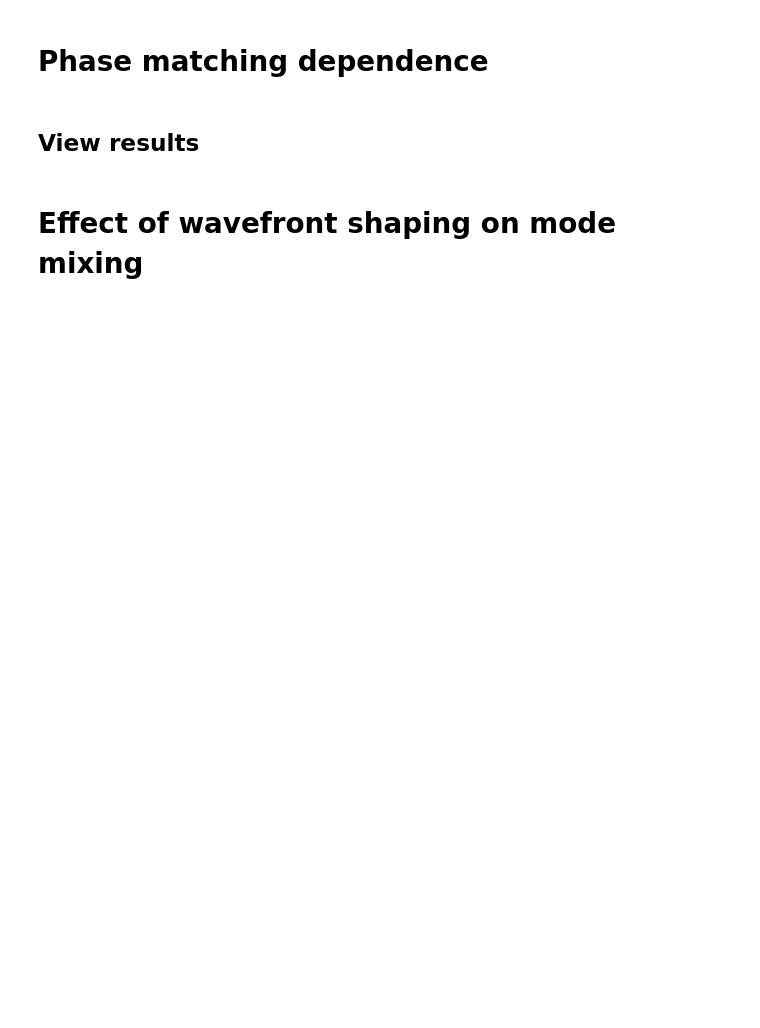
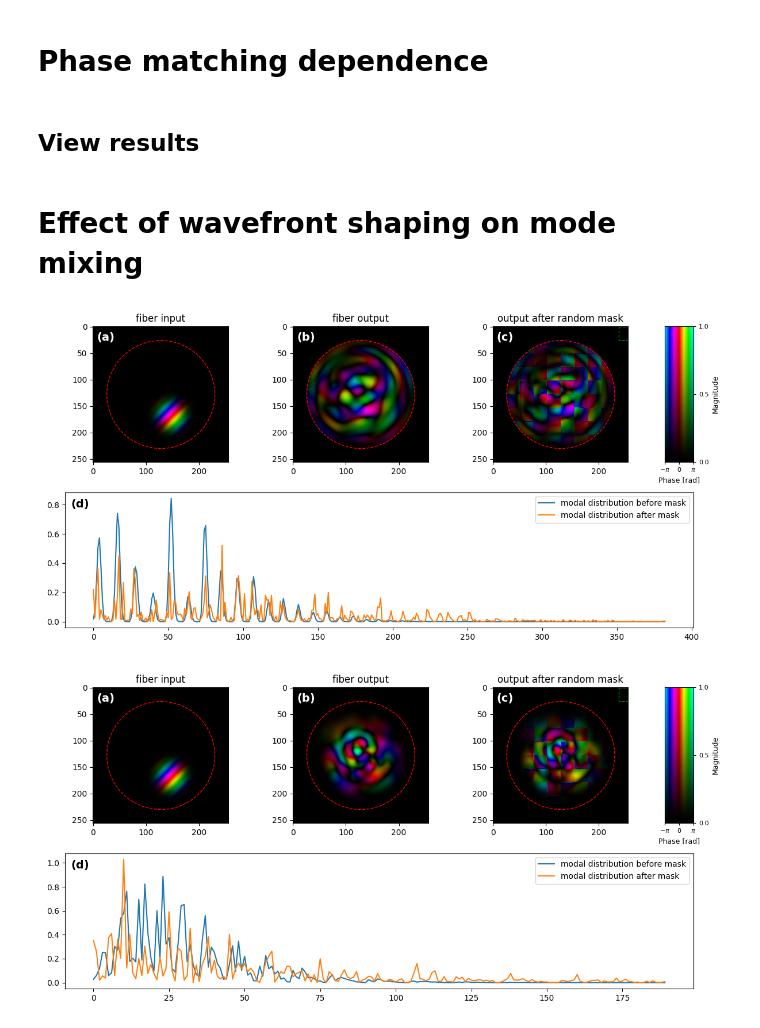
Before and after one commit to rubiaek/qdc2, a Jupyter notebook: qdc/mmf/generate_results.ipynb, the cells around one changed output. Saved outputs shown, nothing was run; the diff lists cells and outputs as text; code cells hidden in the pictures; blank space fills up the shorter version.

```diff
--- a/qdc/mmf/generate_results.ipynb
+++ b/qdc/mmf/generate_results.ipynb
@@ -153,11 +185,12 @@ show_classical_and_spdc_phase_matching(ress_GRIN, Lcs, saveto_path=saveto_path)
 # Effect of wavefront shaping on mode mixing
 # %%
 import cv2
+from matplotlib import patches
 from qdc.mmf.fiber import Fiber
 from qdc.misc import show_color_legend_ax
 
 def SLM_mixing(is_step_index, macro_pixels=10):
-    f = Fiber(is_step_index=is_step_index)
+    f = Fiber(is_step_index=is_step_index, npoints=2**8)
     f.set_input_gaussian(sigma=3, X0=5, Y0=10, X_linphase=0.4, Y_linphase=0.4, random_phase=0.0)
     f.propagate(False)
 
@@ -165,52 +198,56 @@ def SLM_mixing(is_step_index, macro_pixels=10):
         [["left", "right", "masked", "legend"],
         ["bottom", "bottom", "bottom", "bottom"]],
         figsize=(12, 6),
-        gridspec_kw={"width_ratios": [1, 1, 1, 0.15]}  # <-- narrower legend
+        gridspec_kw={"width_ratios": [1, 1, 1, 0.15]}
     )
 
-    from matplotlib import patches
-    # make circle centered in the middle of the plot
+    # Profile before fiber
+    f.show_profile(f.profile_0,   ax=axes["left"],   title='fiber input')
     circle = patches.Circle((f.npoints//2, f.npoints//2), 25/f.index_profile.dh, color='red', fill=False, linestyle='dashed')
     axes["left"].add_patch(circle)
+
+    # Profile before fiber
+    f.show_profile(f.profile_end, ax=axes["right"],  title='fiber output')
     circle = patches.Circle((f.npoints//2, f.npoints//2), 25/f.index_profile.dh, color='red', fill=False, linestyle='dashed')
     axes["right"].add_patch(circle)
 
-    f.show_profile(f.profile_0,   ax=axes["left"],   title='fiber input')
-    f.show_profile(f.profile_end, ax=axes["right"],  title='fiber output')
-
-    # axes["bottom"].plot(np.abs(f.modes_0)**2, label='modes 0')
-    axes["bottom"].plot(np.abs(f.modes_0)**2, label='modal distribution before mask')
-
+    # Profile after mask
+    A = np.random.uniform(0, 2*np.pi, size=(macro_pixels, macro_pixels))
+    if not isinstance(f.npoints, int):
+        f.npoints = f.npoints.item()
+    A = cv2.resize(A, (f.npoints, f.npoints), interpolation=cv2.INTER_AREA)
+    A = np.exp(1j*A)
+    profile_after_mask = f.profile_end * A.ravel()
+    f.show_profile(profile_after_mask, ax=axes["masked"], title='output after random mask')
     square_size = f.npoints//macro_pixels
     square = patches.Rectangle((square_size*(macro_pixels-0.5),0), square_size, square_size, color='green', fill=False, linestyle='dashed')
     axes["masked"].add_patch(square)
-    # square = patches.Rectangle((0,0), square_size, square_size, color='green', fill=False, linestyle='dashed')
-    # axes["right"].add_patch(square)
-
-    A = np.random.uniform(0, 2*np.pi, size=(macro_pixels, macro_pixels))
-    A = cv2.resize(A, (f.npoints.item(), f.npoints.item()), interpolation=cv2.INTER_AREA)
-    A = np.exp(1j*A)
-    profile_after_mask = f.profile_end * A.ravel()
-    f.show_profile(profile_after_mask, ax=axes["masked"], title='output after random mask')
     circle = patches.Circle((f.npoints//2, f.npoints//2), 25/f.index_profile.dh, color='red', fill=False, linestyle='dashed')
     axes["masked"].add_patch(circle)
+
+    # Legend
+    show_color_legend_ax(axes["legend"])
+
+    # Modal distributions
     modes_after_mask = f.modes.getModeMatrix().T @ profile_after_mask
+    axes["bottom"].plot(np.abs(f.modes_0)**2, label='modal distribution before mask')
     axes["bottom"].plot(np.abs(modes_after_mask)**2, label='modal distribution after mask')
-
     axes["bottom"].legend()
 
+    # Panel labels
     axes["left"].text(0.03, 0.96, '(a)', color='white', fontsize=14, fontweight='bold', transform=axes["left"].transAxes, va='top', ha='left')
     axes["right"].text(0.03, 0.96, '(b)', color='white', fontsize=14, fontweight='bold', transform=axes["right"].transAxes, va='top', ha='left')
     axes["masked"].text(0.03, 0.96, '(c)', color='white', fontsize=14, fontweight='bold', transform=axes["masked"].transAxes, va='top', ha='left')
     axes["bottom"].text(0.01, 0.95, '(d)', color='black', fontsize=14, fontweight='bold', transform=axes["bottom"].transAxes, va='top', ha='left')
 
-    show_color_legend_ax(axes["legend"])
-
-    # fig.suptitle(f'is_step_index={is_step_index}, macro_pixels={macro_pixels}')
     plt.tight_layout()
+    # Save figure
     fiber_type = 'SI' if is_step_index else 'GRIN'
     fig.savefig(fr'G:\My Drive\Projects\Dispersion Cancelation\Paper\Final Figures\SLM_mixing_{fiber_type}.png')
 
 macro_pixels = 10
 SLM_mixing(is_step_index=True, macro_pixels=macro_pixels)
 SLM_mixing(is_step_index=False, macro_pixels=macro_pixels)
+# %% [output]
+[figure, added]
+[figure, added]
```
Also changed, not shown: parts of 6 cells of this notebook, 4 other files.
